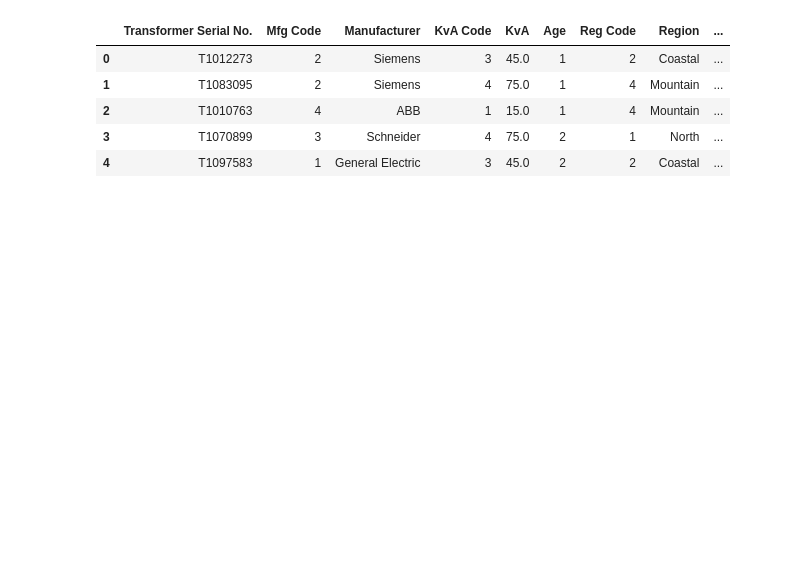
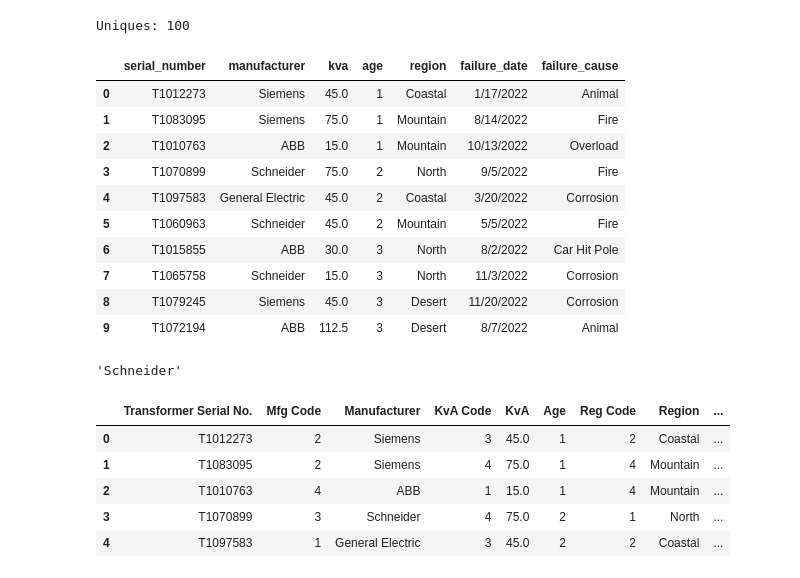
Before and after one commit to marked01one/cookie-ams, a Jupyter notebook: analysis/analysis.ipynb, the cells around one changed output. Cells and saved outputs as stored; diff of their text form; code cells hidden in the pictures; blank space fills up the shorter version.

```diff
--- a/analysis/analysis.ipynb
+++ b/analysis/analysis.ipynb
@@ -5,6 +5,35 @@ import numpy as np
 import plotly.express as px
 # %%
 df = pd.read_csv("dataset_main.csv")
+# %%
+big_list = []
+count = 0
+for one in df['serial_number']:
+  if one not in big_list:
+    count += 1
+    big_list.append(one)
+
+print(f"Uniques: {count}")
+# %% [output]
+Uniques: 100
+# %%
+df.head(10)
+# %% [output]
+|  | serial_number | manufacturer | kva | age | region | failure_date | failure_cause |
+| 0 | T1012273 | Siemens | 45.0 | 1 | Coastal | 1/17/2022 | Animal |
+| 1 | T1083095 | Siemens | 75.0 | 1 | Mountain | 8/14/2022 | Fire |
+| 2 | T1010763 | ABB | 15.0 | 1 | Mountain | 10/13/2022 | Overload |
+| 3 | T1070899 | Schneider | 75.0 | 2 | North | 9/5/2022 | Fire |
+| 4 | T1097583 | General Electric | 45.0 | 2 | Coastal | 3/20/2022 | Corrosion |
+| 5 | T1060963 | Schneider | 45.0 | 2 | Mountain | 5/5/2022 | Fire |
+| 6 | T1015855 | ABB | 30.0 | 3 | North | 8/2/2022 | Car Hit Pole |
+| 7 | T1065758 | Schneider | 15.0 | 3 | North | 11/3/2022 | Corrosion |
+| 8 | T1079245 | Siemens | 45.0 | 3 | Desert | 11/20/2022 | Corrosion |
+| 9 | T1072194 | ABB | 112.5 | 3 | Desert | 8/7/2022 | Animal |
+# %%
+df['manufacturer'][3]
+# %% [output]
+'Schneider'
 # %%
 df['Dummy'] = [1 for _ in range(100)]
 # %%
```
Also changed, not shown: 24 other files.
